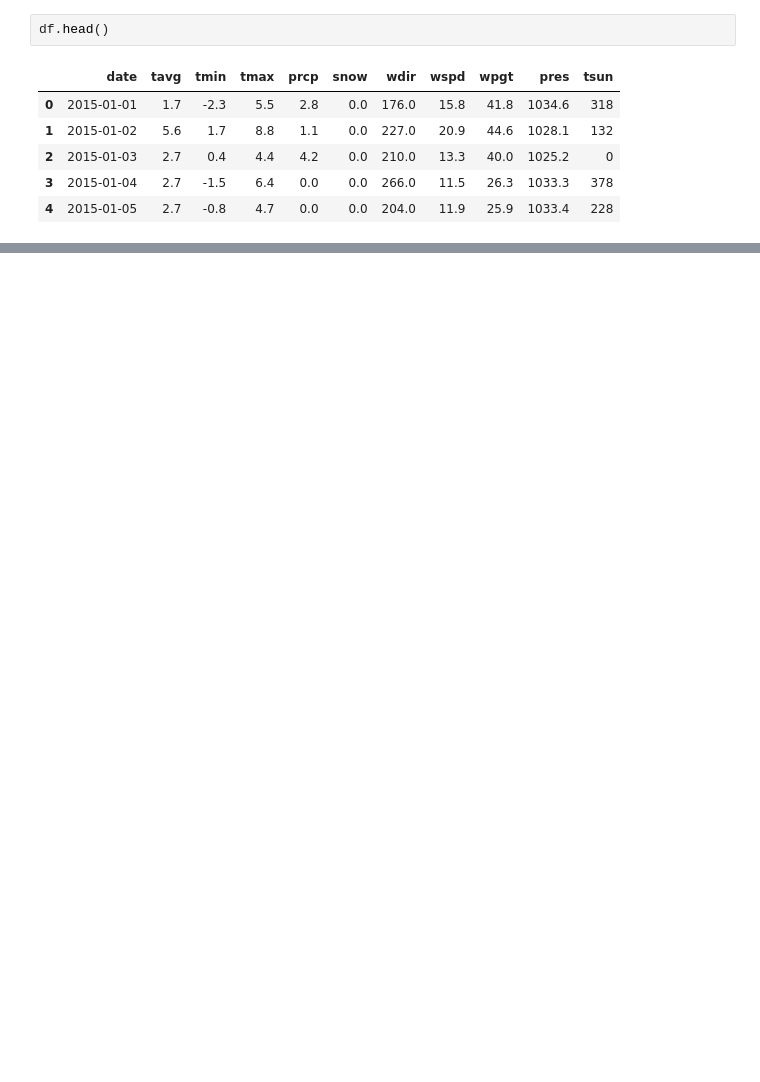
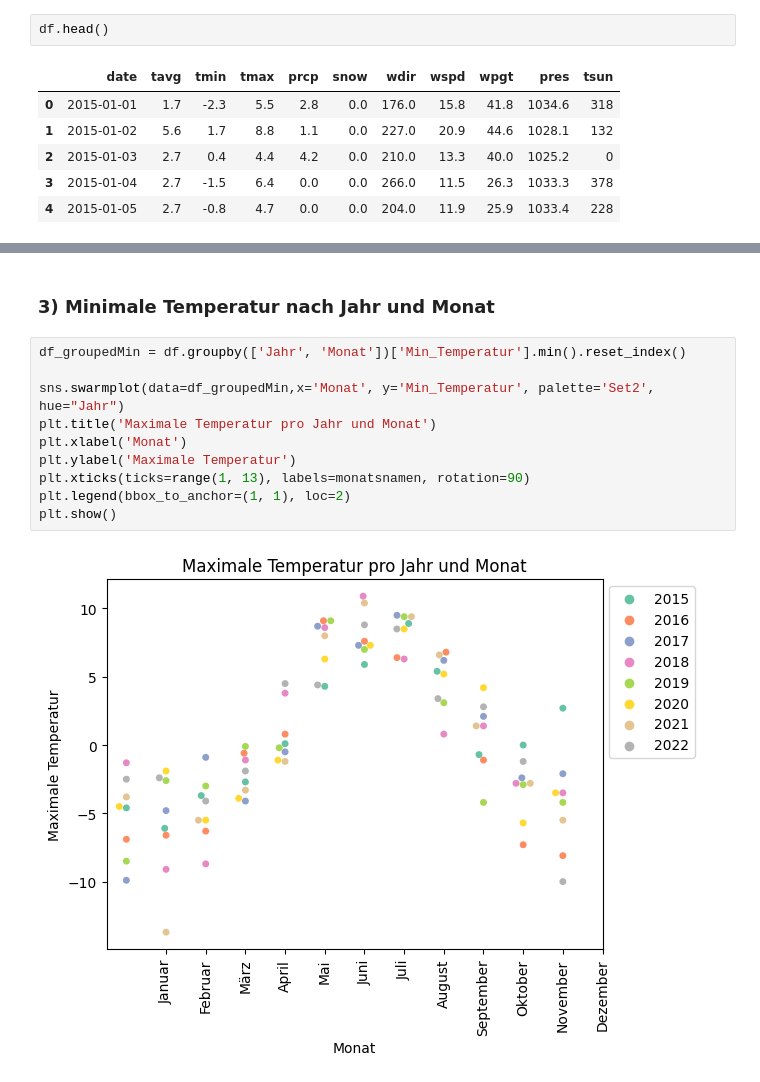
Before and after one commit to marcwiemann/Angewandte_ProgrammierungSS23, a Jupyter notebook: main.ipynb, the cells around one changed output, grey strips where cells are left out. Cells and saved outputs as stored; diff of their text form; blank space fills up the shorter version.

```diff
--- a/main.ipynb
+++ b/main.ipynb
@@ -22,0 +114,14 @@ df.head()
+# %% [markdown]
+### 3) Minimale Temperatur nach Jahr und Monat
+# %%
+df_groupedMin = df.groupby(['Jahr', 'Monat'])['Min_Temperatur'].min().reset_index()
+
+sns.swarmplot(data=df_groupedMin,x='Monat', y='Min_Temperatur', palette='Set2', hue="Jahr")
+plt.title('Maximale Temperatur pro Jahr und Monat')
+plt.xlabel('Monat')
+plt.ylabel('Maximale Temperatur')
+plt.xticks(ticks=range(1, 13), labels=monatsnamen, rotation=90)
+plt.legend(bbox_to_anchor=(1, 1), loc=2)
+plt.show()
+# %% [output]
+[figure, added]
```
Also changed, not shown: parts of 16 cells of this notebook.
